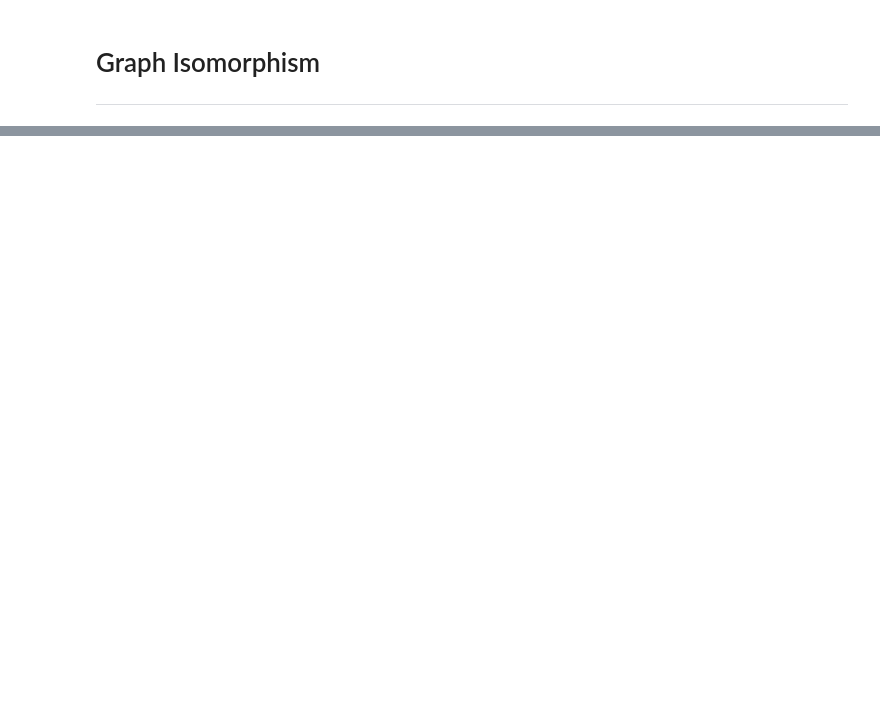
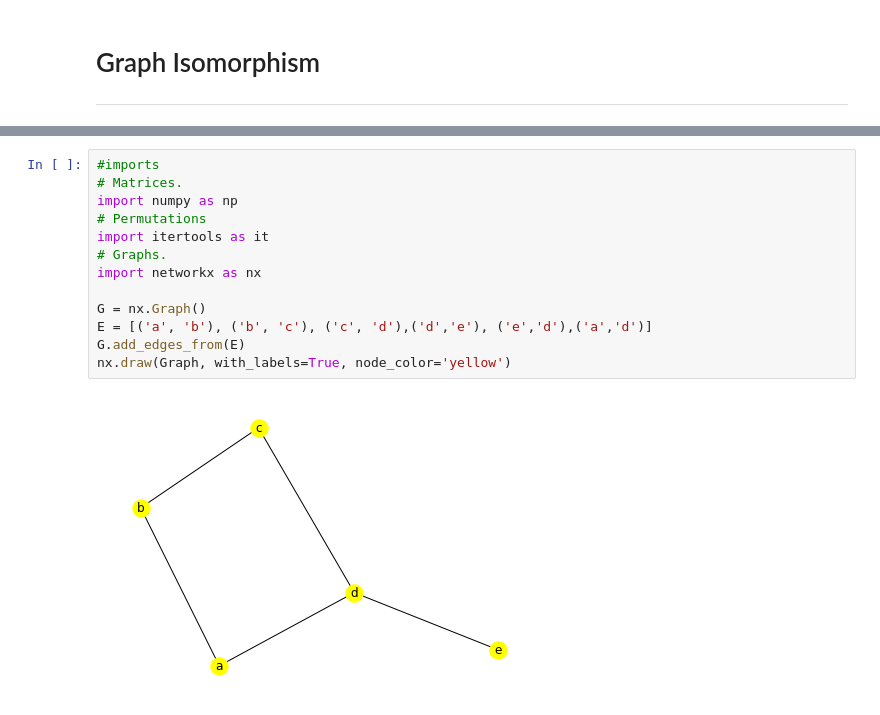
Before and after one commit to YassineJdair/GraphTheoryProject22, a Jupyter notebook: graph-isomorphism.ipynb, the cells around one changed output, grey strips where cells are left out. Drawn from its saved outputs; the diff is of its cells as text; blank space fills up the shorter version.

Commit message:
added more implemetation to heapsort and graphisomorphism

```diff
--- a/graph-isomorphism.ipynb
+++ b/graph-isomorphism.ipynb
@@ -38,0 +41,15 @@ The adjacency matrix for a directed graph is shown the image below. Observe that
+# %%
+#imports
+# Matrices.
+import numpy as np
+# Permutations
+import itertools as it
+# Graphs.
+import networkx as nx
+
+G = nx.Graph()
+E = [('a', 'b'), ('b', 'c'), ('c', 'd'),('d','e'), ('e','d'),('a','d')]
+G.add_edges_from(E)
+nx.draw(Graph, with_labels=True, node_color='yellow')
+# %% [output]
+[figure, added]
```
Also changed, not shown: parts of 9 cells of this notebook, 7 other files.
